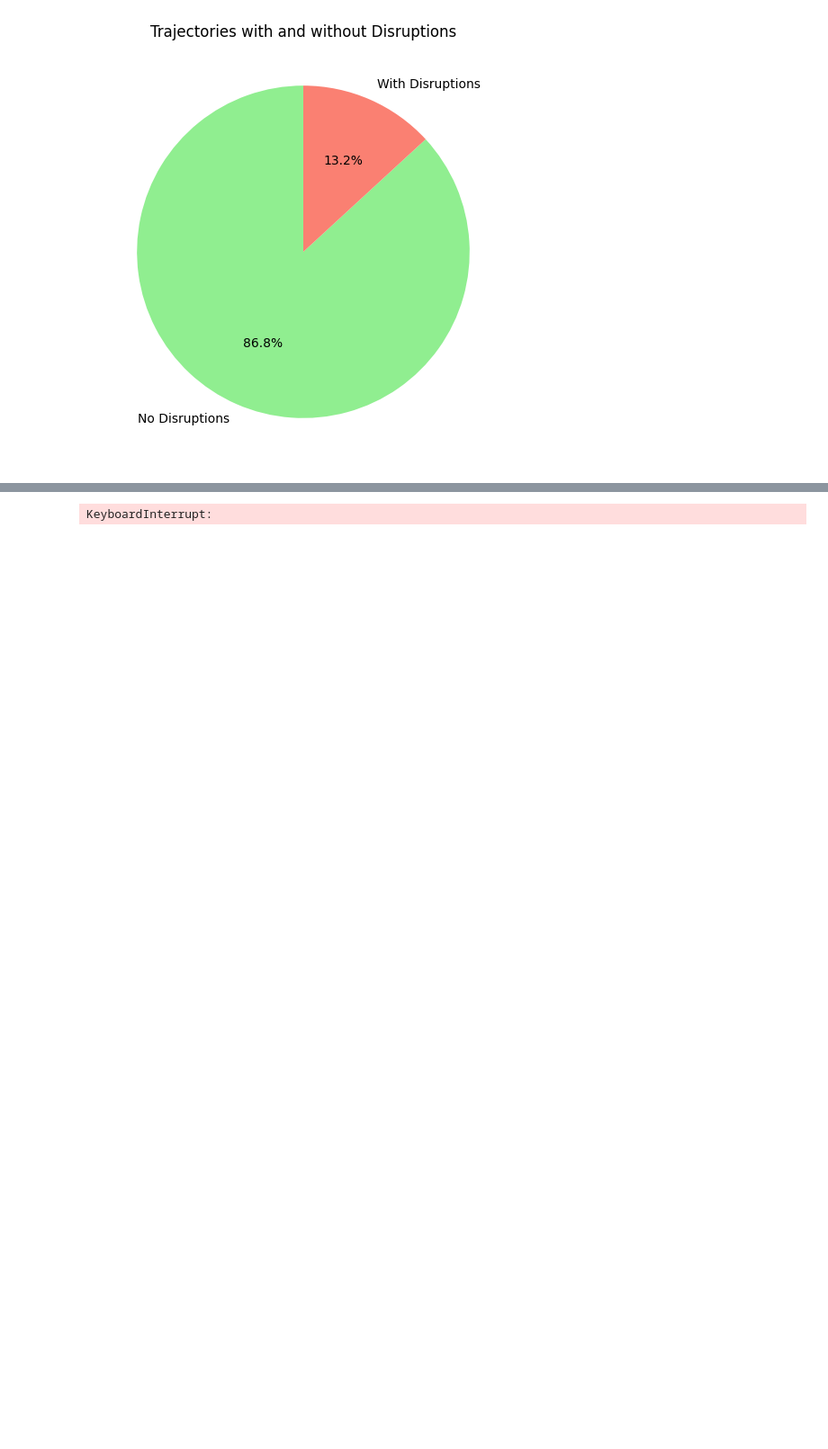
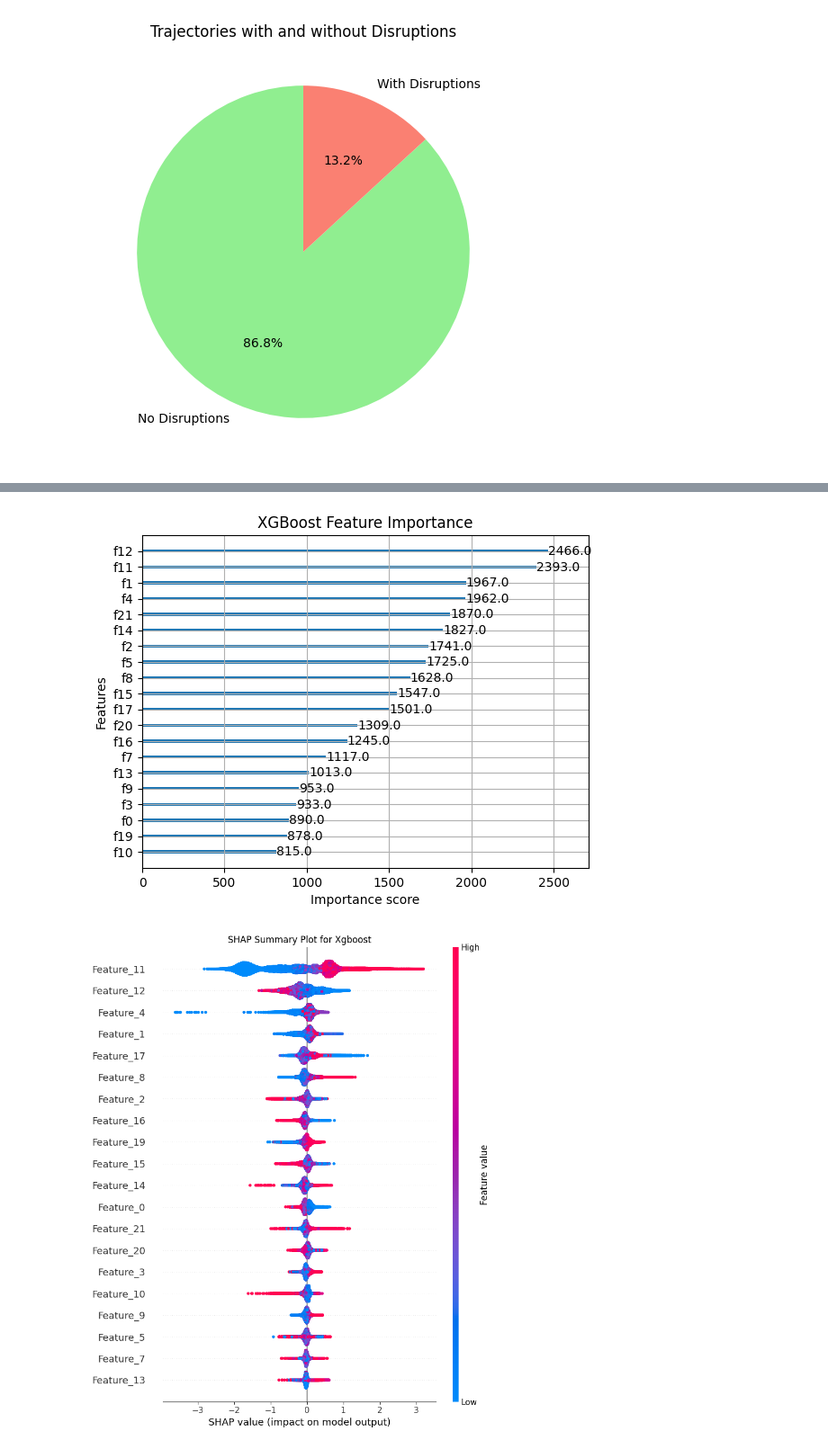
Before and after one commit to Brebber/Thesis, a Jupyter notebook: MSc-Thesis-Brent/NS-Disruptions-2025/exploratory-data-analysis/Models.ipynb, the cells around one changed output, grey strips where cells are left out. Shown at 90% size. Cells and saved outputs as stored; diff of their text form; code cells hidden in the pictures; blank space fills up the shorter version.

```diff
--- a/MSc-Thesis-Brent/NS-Disruptions-2025/exploratory-data-analysis/Models.ipynb
+++ b/MSc-Thesis-Brent/NS-Disruptions-2025/exploratory-data-analysis/Models.ipynb
@@ -96,7 +104,7 @@ feature_df_encoded[feature_columns] = feature_df_encoded[feature_columns].apply(
 X_enc = feature_df_encoded[feature_columns]
 y_enc = feature_df_encoded['Disrupted'].astype(int)  # Convert True/False to 1/0
 # %%
-param_grid = {
+param_grid_xgb = {
     'max_depth': [3, 5, 7],
     'learning_rate': [0.01, 0.1, 0.3],
     'n_estimators': [100, 200, 300],
@@ -112,4 +120,4 @@ scoring = {
     'recall': make_scorer(recall_score)
 }
 
-xgb = XGBClassifier(objective='binary:logistic', eval_metric='logloss', random_state=42)
+xgb = XGBClassifier(objective='binary:logistic', eval_metric='auc', random_state=42)
@@ -164,3 +303,3 @@ def optimise(model, scoring, param_grid, X, y):
 # %%
-xgb_model = optimise(xgb, scoring, param_grid, X_enc, y_enc)
+xgb_model = optimise(xgb, scoring, param_grid_xgb, X_comp, y)
 # %% [output]
@@ -168 +325,2 @@ Fitting 5 folds for each of 486 candidates, totalling 2430 fits
-KeyboardInterrupt:
+[figure, added]
+[figure, added]
```
Also changed, not shown: parts of 30 cells of this notebook, 1 other file.
